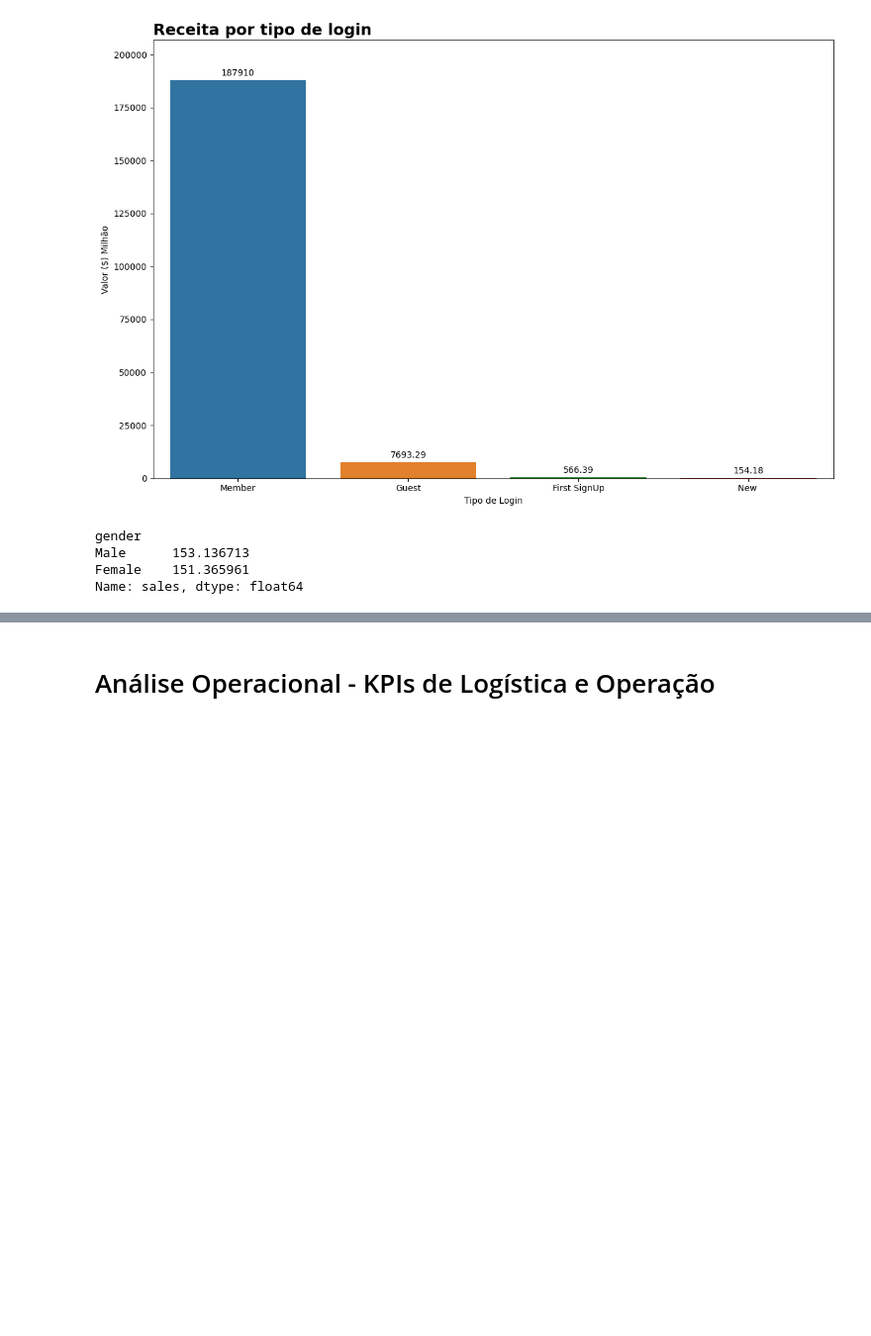
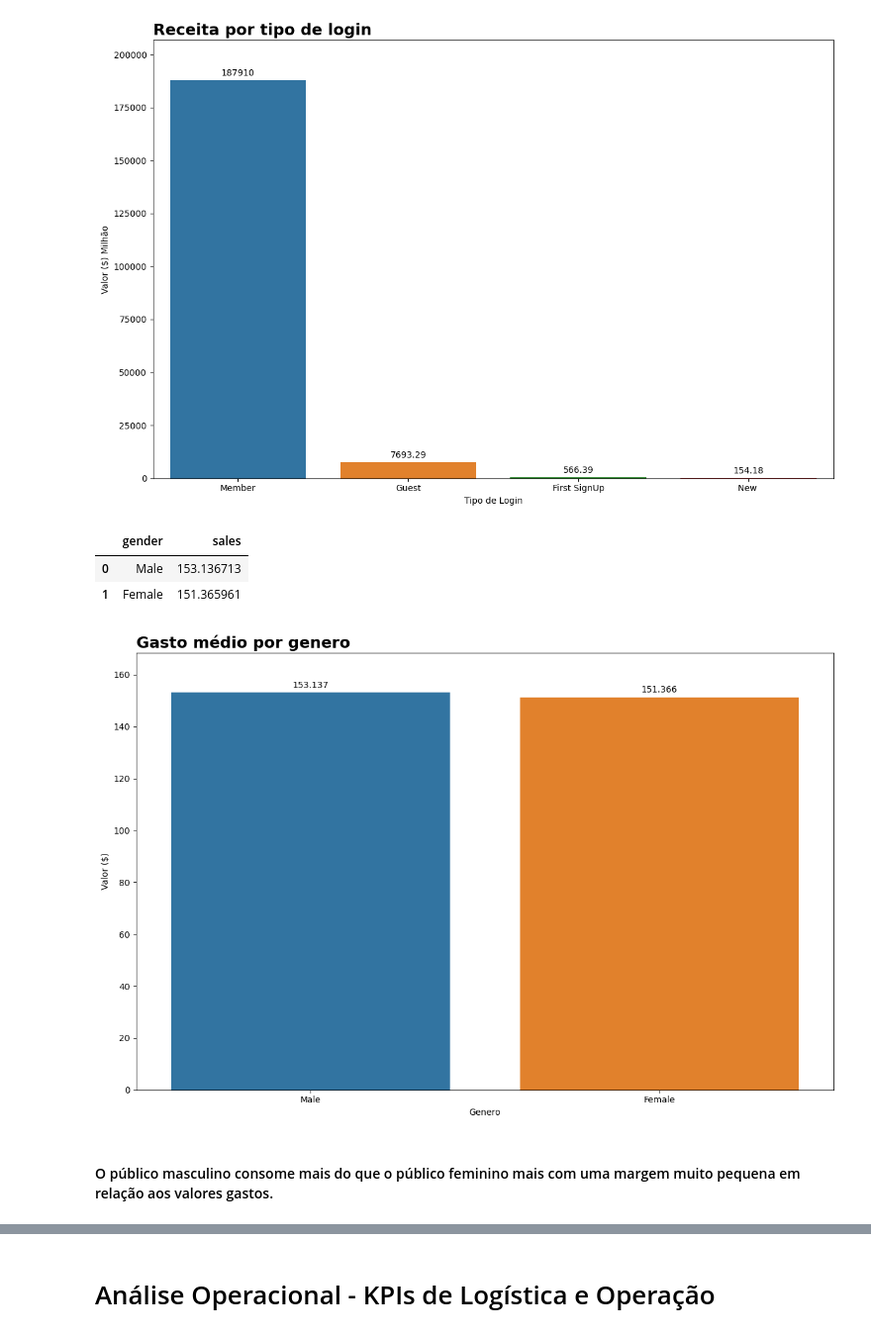
Before and after one commit to JacksonvBarbosa/america_ecommerce, a Jupyter notebook: notebook/03_eda/exploratory_analysis.ipynb, the cells around one changed output, grey strips where cells are left out. Shown at 99% size. Drawn from its saved outputs; the diff is of its cells as text; code cells hidden in the pictures; blank space fills up the shorter version.

```diff
--- a/notebook/03_eda/exploratory_analysis.ipynb
+++ b/notebook/03_eda/exploratory_analysis.ipynb
@@ -511,11 +512,19 @@ grafico_barra(receita_login, x=receita_login['customer_login_type'], y=receita_l
 [figure]
 # %%
 # Gasto médio por genero
-df.groupby('gender')['sales'].mean().sort_values(ascending=False)
+gasto_medio_genero = df.groupby('gender')['sales'].mean().sort_values(ascending=False)
+gasto_medio_genero = gasto_medio_genero.reset_index()
+gasto_medio_genero
 # %% [output]
-gender
-Male      153.136713
-Female    151.365961
-Name: sales, dtype: float64
+|  | gender | sales |
+| 0 | Male | 153.136713 |
+| 1 | Female | 151.365961 |
+# %%
+grafico_barra(gasto_medio_genero, x= gasto_medio_genero['gender'], y= gasto_medio_genero['sales'], hue= gasto_medio_genero['gender'], titulo='Gasto médio por genero',
+                xlabel='Genero', ylabel='Valor ($)')
+# %% [output]
+[figure, added]
+# %% [markdown]
+#### O público masculino consome mais do que o público feminino mais com uma margem muito pequena em relação aos valores gastos.
 # %%
 # Dispositivo preferido por categoria de produto
```
Also changed, not shown: parts of 19 cells of this notebook.
